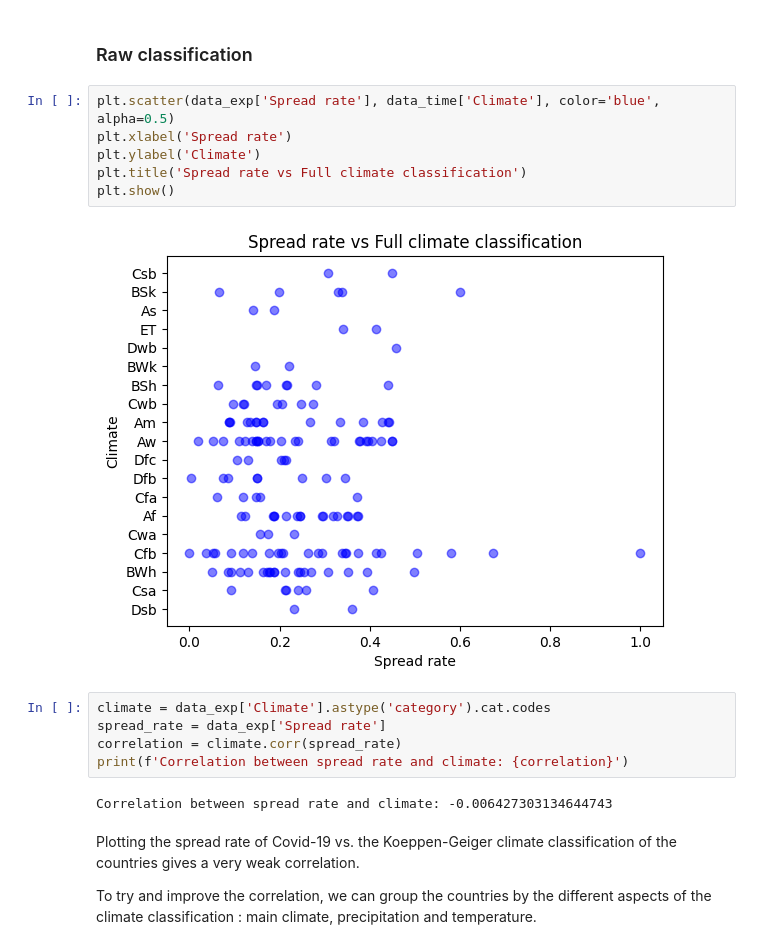
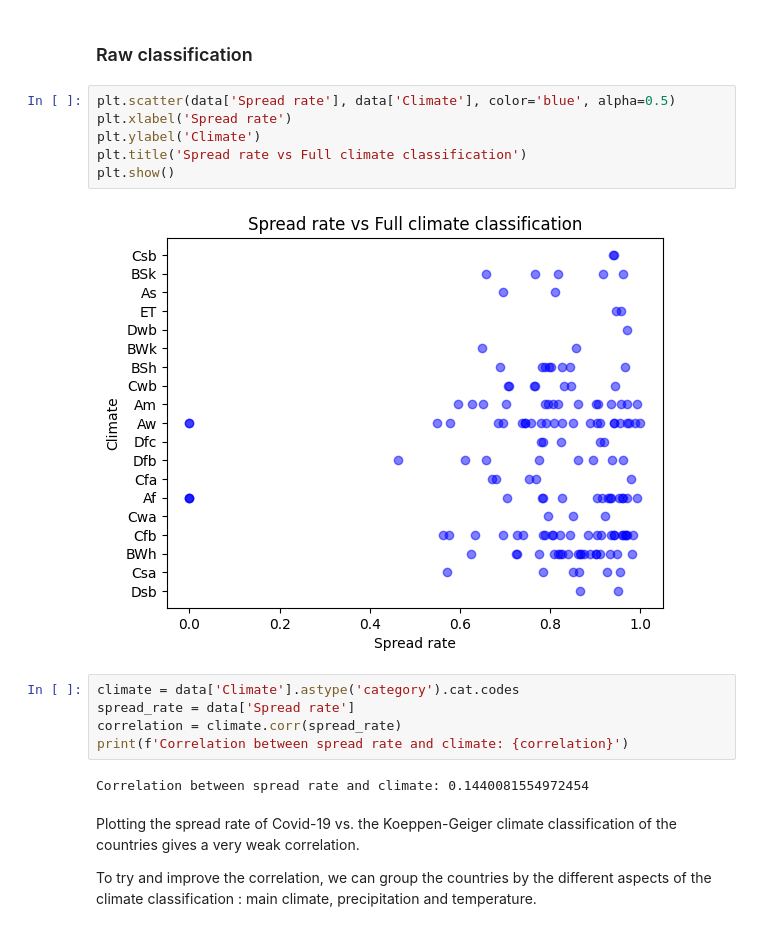
Before and after one commit to BigBaz54/Covid_spread, a Jupyter notebook: climate.ipynb, the cells around one changed output. Cells and saved outputs as stored; diff of their text form.

Commit message:
[+] including repr spread rate

```diff
--- a/climate.ipynb
+++ b/climate.ipynb
@@ -16,20 +19,20 @@ data_time = pd.read_csv('data/data_spread_rate_time.csv')
 # %% [markdown]
 ### Raw classification
 # %%
-plt.scatter(data_exp['Spread rate'], data_time['Climate'], color='blue', alpha=0.5)
+plt.scatter(data['Spread rate'], data['Climate'], color='blue', alpha=0.5)
 plt.xlabel('Spread rate')
 plt.ylabel('Climate')
 plt.title('Spread rate vs Full climate classification')
 plt.show()
 # %% [output]
-[figure, old version]
+[figure, new version]
 # %%
-climate = data_exp['Climate'].astype('category').cat.codes
-spread_rate = data_exp['Spread rate']
+climate = data['Climate'].astype('category').cat.codes
+spread_rate = data['Spread rate']
 correlation = climate.corr(spread_rate)
 print(f'Correlation between spread rate and climate: {correlation}')
 # %% [output]
-Correlation between spread rate and climate: -0.006427303134644743
+Correlation between spread rate and climate: 0.1440081554972454
 # %% [markdown]
 Plotting the spread rate of Covid-19 vs. the Koeppen-Geiger climate classification of the countries gives a very weak correlation.
 
```
Also changed, not shown: parts of 3 cells of this notebook.
